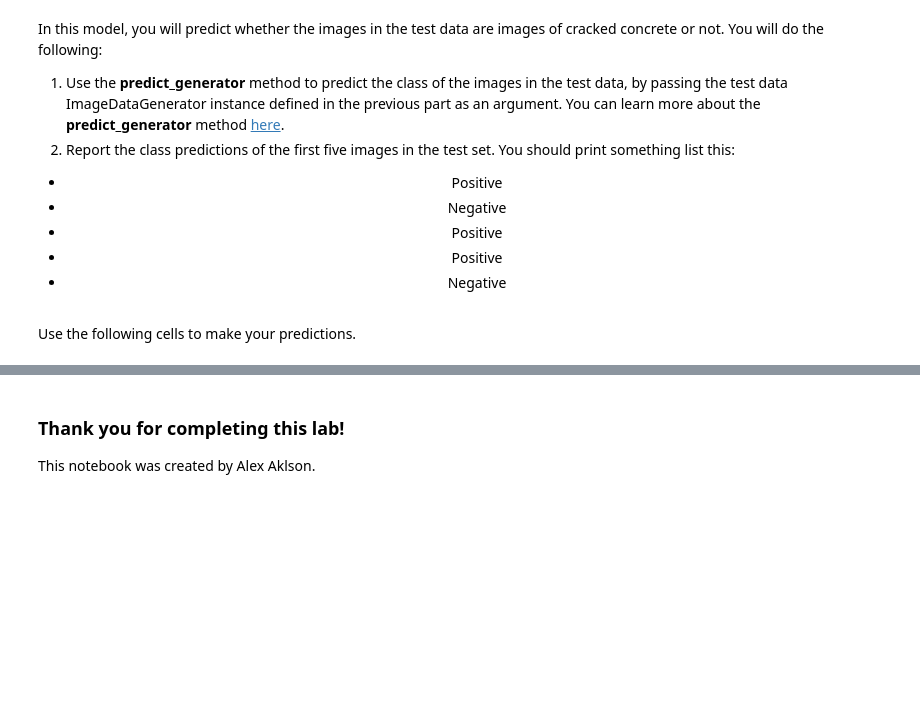
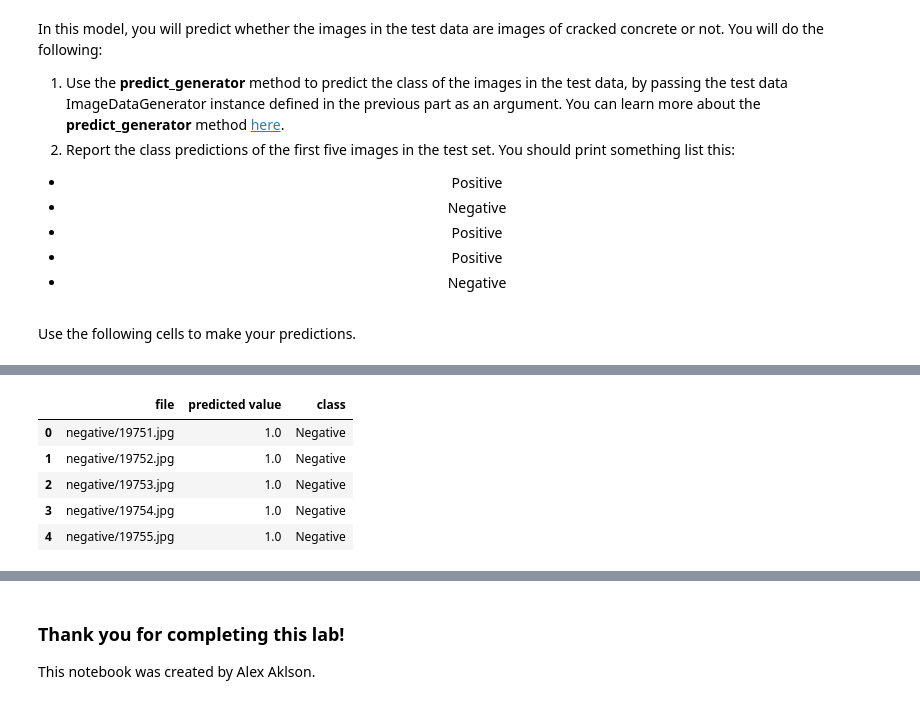
Before and after one commit to recervictory/CapstoneAI, a Jupyter notebook: DL0321EN_4_1_Comparing_Models_py_v1_0_colab.ipynb, the cells around one changed output, grey strips where cells are left out. Cells and saved outputs as stored; diff of their text form; code cells hidden in the pictures; blank space fills up the shorter version.

```diff
--- a/DL0321EN_4_1_Comparing_Models_py_v1_0_colab.ipynb
+++ b/DL0321EN_4_1_Comparing_Models_py_v1_0_colab.ipynb
@@ -272,0 +281,13 @@ Use the following cells to evaluate your models.
+# %%
+num_classes = 2
+image_resize = 224
+batch_size_testing = 100
+
+TEST_PATH = 'concrete_data_week4/test'
+
+# initialize the testing generator
+test_generator = data_generator.flow_from_directory(
+    TEST_PATH,
+    target_size=(image_resize, image_resize),
+    shuffle=False,
+    class_mode='categorical')
@@ -291,3 +323,5 @@ In this model, you will predict whether the images in the test data are images o
 </center>
 # %% [markdown]
 Use the following cells to make your predictions.
+# %%
+pred=resNet50_model.predict_generator(test_generator, steps=len(test_generator), verbose=1).round(2)
@@ -293,0 +330,16 @@ Use the following cells to make your predictions.
+# %%
+filenames=test_generator.filenames
+# %%
+import pandas as pd
+import numpy as np
+resNet50_results=pd.DataFrame({"file":filenames,"predicted value":np.max(pred,axis=1), "class":np.argmax(pred,axis=1)})
+# %%
+resNet50_results['class'] = resNet50_results['class'].map({1:'Positive',0:'Negative'})
+resNet50_results.head(5)
+# %% [output]
+|  | file | predicted value | class |
+| 0 | negative/19751.jpg | 1.0 | Negative |
+| 1 | negative/19752.jpg | 1.0 | Negative |
+| 2 | negative/19753.jpg | 1.0 | Negative |
+| 3 | negative/19754.jpg | 1.0 | Negative |
+| 4 | negative/19755.jpg | 1.0 | Negative |
```
Also changed, not shown: parts of 21 cells of this notebook.
